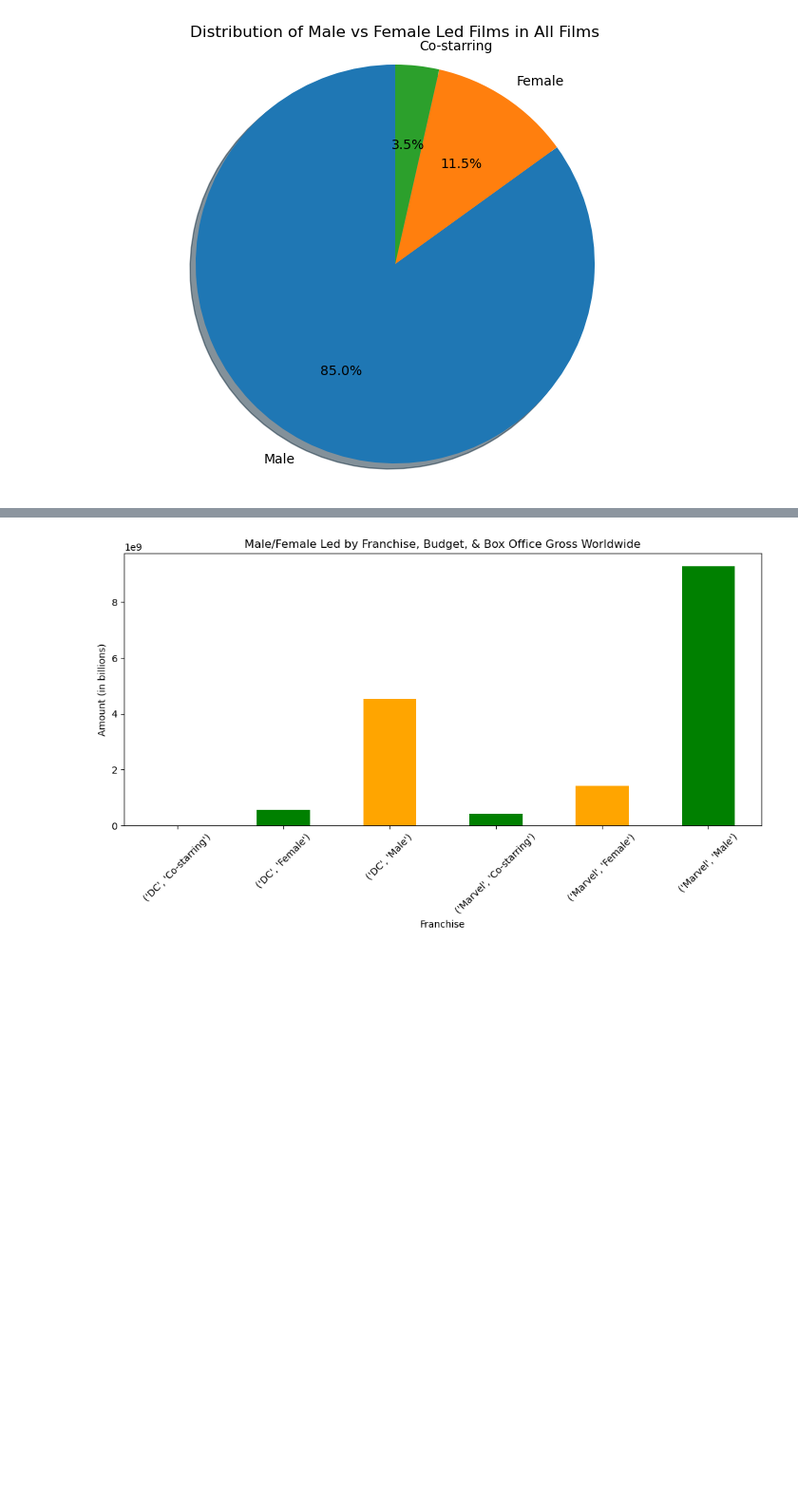
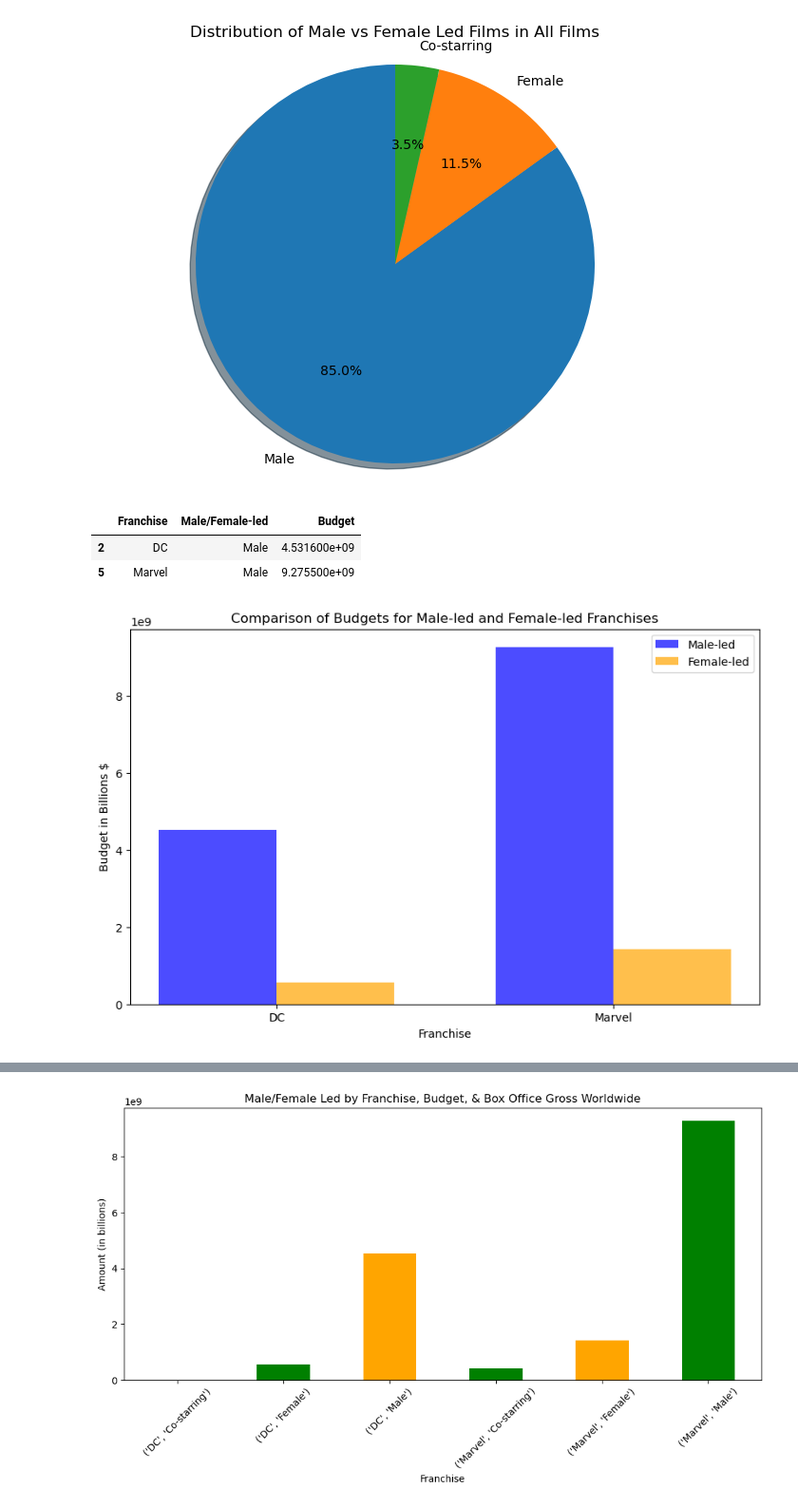
Before and after one commit to Nathan-Savage/project1, a Jupyter notebook: master_project.ipynb, the cells around one changed output, grey strips where cells are left out. Shown at 95% size. Drawn from its saved outputs; the diff is of its cells as text; code cells hidden in the pictures; blank space fills up the shorter version.

```diff
--- a/master_project.ipynb
+++ b/master_project.ipynb
@@ -263,6 +263,42 @@ plt.show()
 #figure1.set_xticklabels(xticklabels, rotation=45, rotation_mode="anchor", ha="right", wrap=True)
 #plt.tight_layout()
 #plt.show()
+# %%
+showlist = figure_variable.loc[(figure_variable["Male/Female-led"] == "Male"), :]
+showlist.head()
+# %% [output]
+|  | Franchise | Male/Female-led | Budget |
+| 2 | DC | Male | 4.531600e+09 |
+| 5 | Marvel | Male | 9.275500e+09 |
+# %%
+# Sample DataFrame similar to the one shown
+data = {
+    'Franchise': ['DC', 'Marvel'],
+    'Male': [4.5316e9, 9.2755e9],
+    'Female': [5.685e8, 1.4285e9]
+}
+df = pd.DataFrame(data)
+# Set up the plot
+fig, ax = plt.subplots(figsize=(10, 6))
+# Define bar width and positions
+bar_width = 0.35
+indices = np.arange(len(df))
+# Plot the Male-led bars
+ax.bar(indices, df['Male'], width=bar_width, label='Male-led', color='blue', alpha=0.7)
+# Plot the Female-led bars, slightly shifted to the right
+ax.bar(indices + bar_width, df['Female'], width=bar_width, label='Female-led', color='orange', alpha=0.7)
+# Set labels and title
+ax.set_xlabel('Franchise')
+ax.set_ylabel('Budget in Billions $')
+ax.set_title('Comparison of Budgets for Male-led and Female-led Franchises')
+ax.set_xticks(indices + bar_width / 2)
+ax.set_xticklabels(df['Franchise'])
+# Add a legend
+ax.legend()
+# Show the plot
+plt.show()
+# %% [output]
+[figure, added]
 # %%
 franchises = figure_variable.index
 bar_width = 0.4
```
Also changed, not shown: parts of 2 cells of this notebook.
